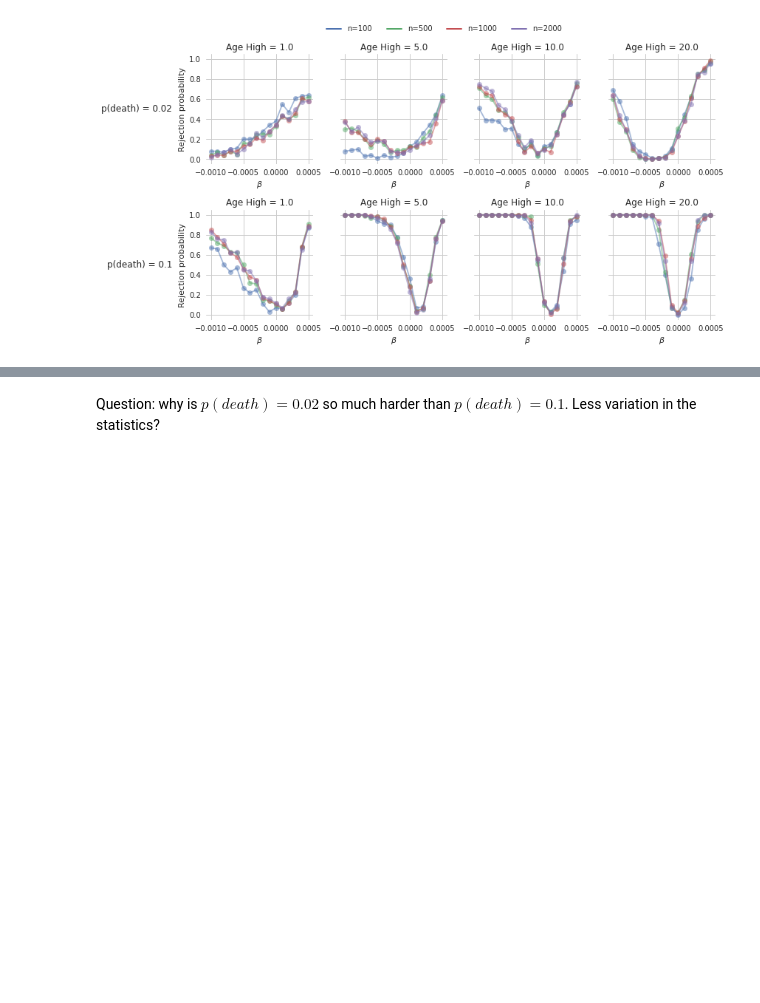
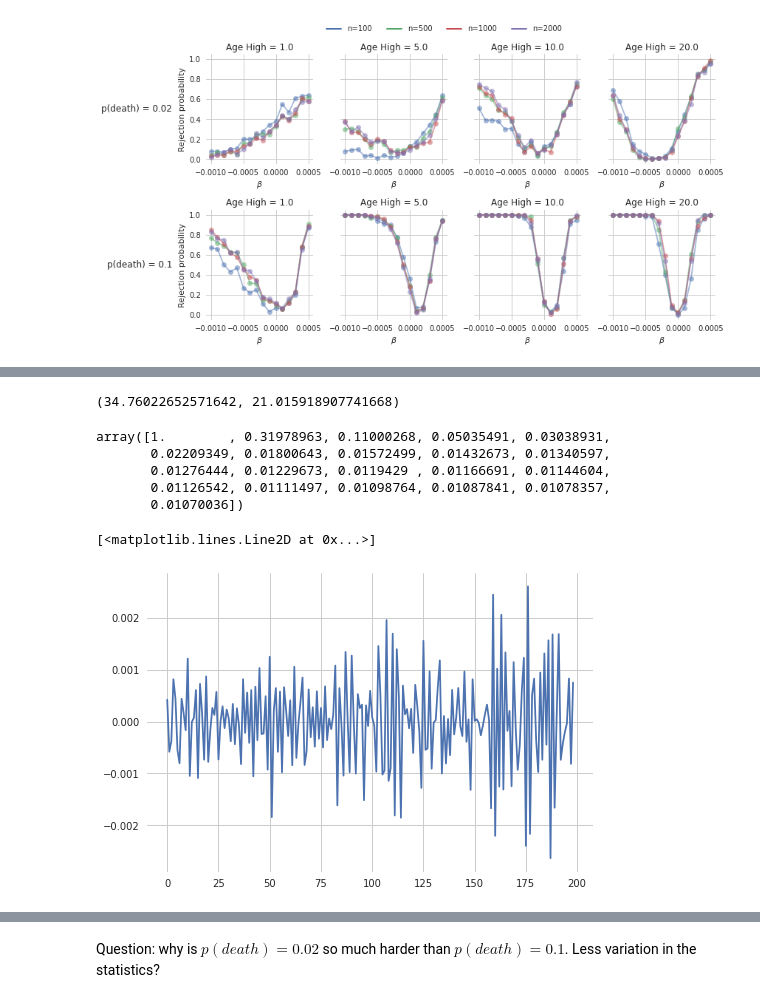
Before and after one commit to annenna4/Interplay-between-age-structure-and-cultural-transmission, a Jupyter notebook: notebooks/scenario-analysis.ipynb, the cells around one changed output, grey strips where cells are left out. Drawn from its saved outputs; the diff is of its cells as text; code cells hidden in the pictures; blank space fills up the shorter version.

```diff
--- a/notebooks/scenario-analysis.ipynb
+++ b/notebooks/scenario-analysis.ipynb
@@ -438,0 +544,17 @@ plt.savefig("../plots/scenario3-rejection.png",
+# %%
+x1[-1], x2[-1]
+# %% [output]
+(34.76022652571642, 21.015918907741668)
+# %%
+x
+# %% [output]
+array([1.        , 0.31978963, 0.11000268, 0.05035491, 0.03038931,
+       0.02209349, 0.01800643, 0.01572499, 0.01432673, 0.01340597,
+       0.01276444, 0.01229673, 0.0119429 , 0.01166691, 0.01144604,
+       0.01126542, 0.01111497, 0.01098764, 0.01087841, 0.01078357,
+       0.01070036])
+# %%
+plt.plot(earlystopper.Y)
+# %% [output]
+[<matplotlib.lines.Line2D at 0x...>]
+[figure, added]
```
Also changed, not shown: parts of 41 cells of this notebook, 4 other files.
